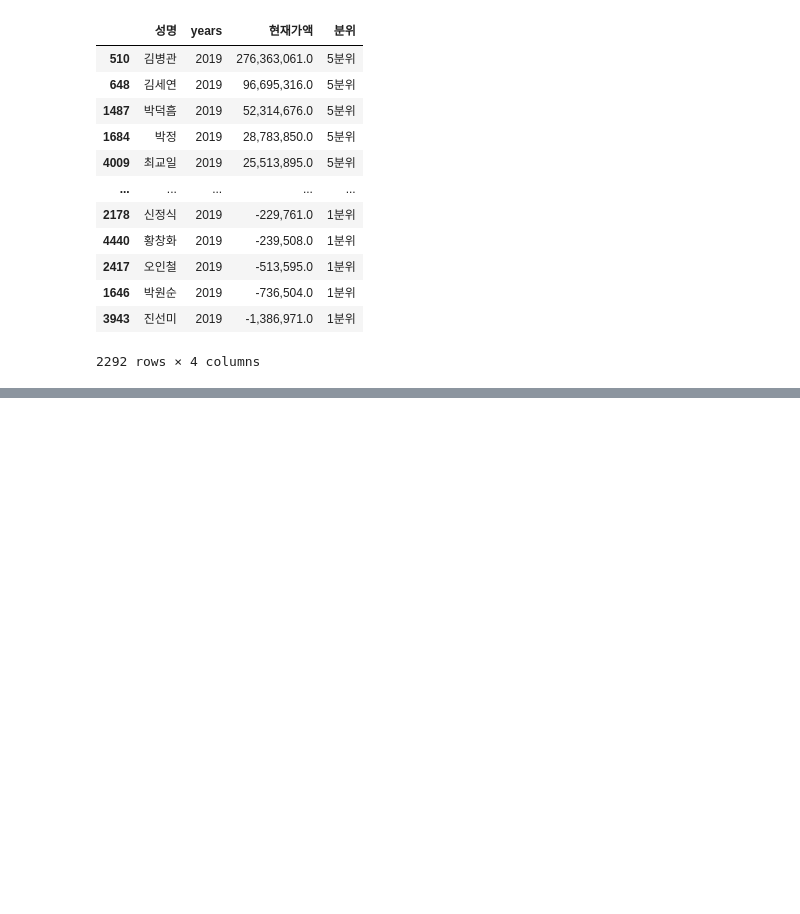
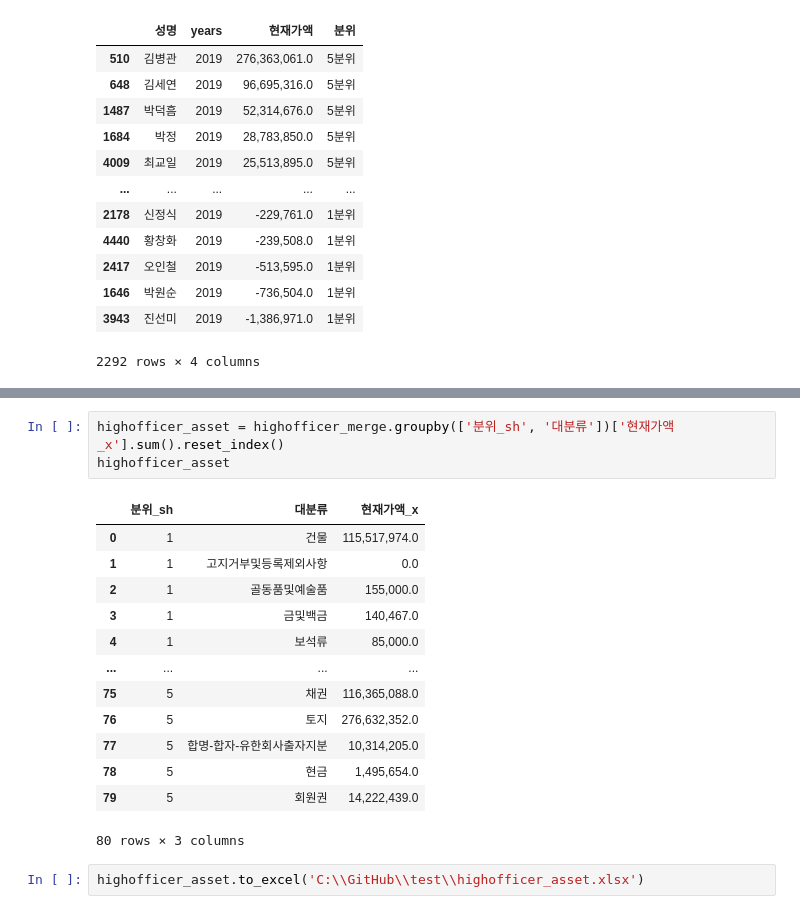
Before and after one commit to cindychoi0317/pandas, a Jupyter notebook: notebook/[practice] highofficer.ipynb, the cells around one changed output, grey strips where cells are left out. Cells and saved outputs as stored; diff of their text form; blank space fills up the shorter version.

```diff
--- a/notebook/[practice] highofficer.ipynb
+++ b/notebook/[practice] highofficer.ipynb
@@ -155,0 +231,19 @@ See the caveats in the documentation: https://pandas.pydata.org/pandas-docs/stab
+# %%
+highofficer_asset = highofficer_merge.groupby(['분위_sh', '대분류'])['현재가액_x'].sum().reset_index()
+highofficer_asset
+# %% [output]
+|  | 분위_sh | 대분류 | 현재가액_x |
+| 0 | 1 | 건물 | 115,517,974.0 |
+| 1 | 1 | 고지거부및등록제외사항 | 0.0 |
+| 2 | 1 | 골동품및예술품 | 155,000.0 |
+| 3 | 1 | 금및백금 | 140,467.0 |
+| 4 | 1 | 보석류 | 85,000.0 |
+| ... | ... | ... | ... |
+| 75 | 5 | 채권 | 116,365,088.0 |
+| 76 | 5 | 토지 | 276,632,352.0 |
+| 77 | 5 | 합명-합자-유한회사출자지분 | 10,314,205.0 |
+| 78 | 5 | 현금 | 1,495,654.0 |
+| 79 | 5 | 회원권 | 14,222,439.0 |
+80 rows × 3 columns
+# %%
+highofficer_asset.to_excel('C:\\GitHub\\test\\highofficer_asset.xlsx')
```
Also changed, not shown: parts of 5 cells of this notebook.
